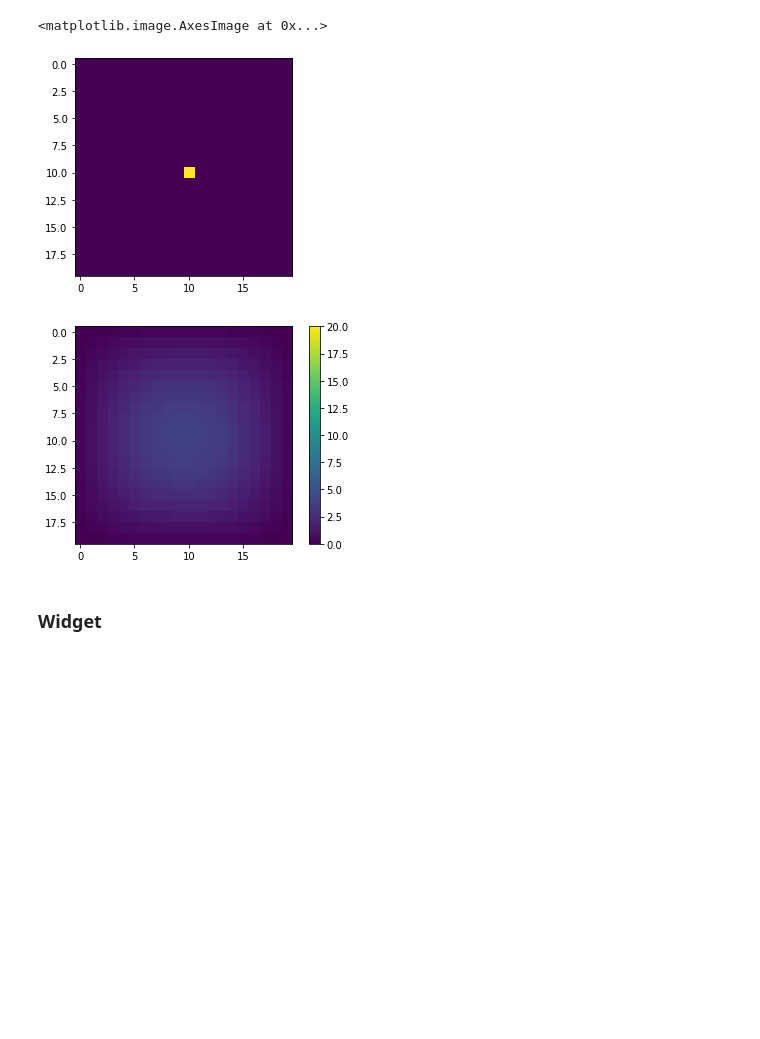
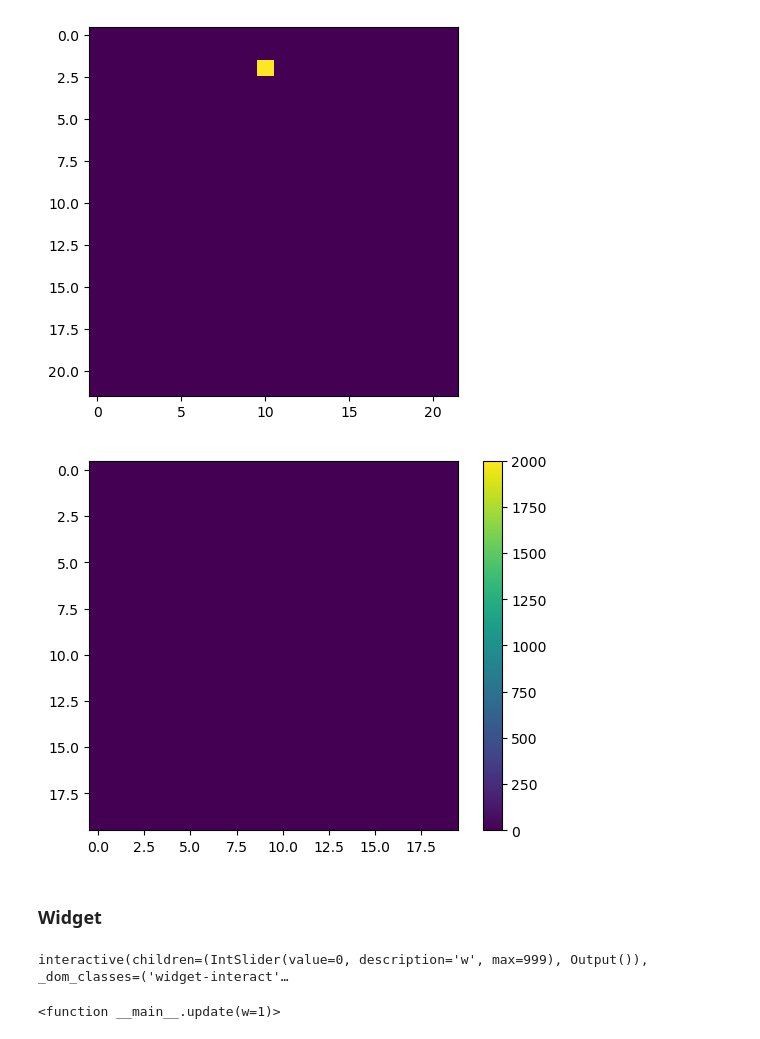
Before and after one commit to POET-Simulator/tug, a Jupyter notebook: proto/FTCS.ipynb, the cells around one changed output. Drawn from its saved outputs; the diff is of its cells as text; code cells hidden in the pictures; blank space fills up the shorter version.

```diff
--- a/proto/FTCS.ipynb
+++ b/proto/FTCS.ipynb
@@ -7,7 +7,7 @@ import matplotlib.pyplot as plt
 %matplotlib inline
 from ipywidgets import interact, IntSlider
 # %%
-# environment
+# set up environment
 dim = 2
 grid_size = {'x': 20, 'y': 20} # to start out
 domain_size = {'x': 20, 'y': 20} # to start out
@@ -25,17 +25,22 @@ delta_y = domain_size['y'] / grid_size['y']
 alpha_x = np.ones((grid_size['x'],grid_size['y']))
 alpha_y = np.ones((grid_size['x'],grid_size['y']))
 
+# time dimension
 max_stable_time_step_x = delta_x**2 / (2 * np.max(alpha_x))
 max_stable_time_step_y = delta_y**2 / (2 * np.max(alpha_y))
 max_stable_time_step = max_stable_time_step_x if max_stable_time_step_x <= max_stable_time_step_y else max_stable_time_step_y
-max_stable_time_step = 0.1
 
-C_t = np.zeros((grid_size['x'],grid_size['y']))
+time_step = 0.1
+if time_step > max_stable_time_step:
+    print('Warning: Time step more than maximum stable time step!')
 # %%
-# initialization
-C_t[10,10] = 2000
-plt.imshow(C_t, vmin=0, vmax=20)
+# initialize environment with start values
+C_t = np.zeros((grid_size['x']+2,grid_size['y']+2))
+C_t[2,10] = 2000
+
+
+plt.imshow(C_t, vmin=0, vmax=2000)
+plt.show()
 # %% [output]
-<matplotlib.image.AxesImage at 0x...>
-[figure, old version]
+[figure, new version]
 # %%
@@ -45,7 +51,7 @@ def alpha_interblock(alpha1, alpha2, harmonic=False):
     else:
         return 2 / ((1/alpha1) + (1/alpha2))
 # %%
-# simulating one time step
+# simulate one time step
 def simulate(C_t):
         C_t1 = np.zeros((grid_size['x'],grid_size['y']))
 
@@ -53,41 +59,41 @@ def simulate(C_t):
         for i in range(1, grid_size['x']-1):
                 for j in range(1, grid_size['y']-1):
                         C_t1[i,j] = C_t[i,j] \
-                                + max_stable_time_step/delta_x**2 * (alpha_interblock(alpha_x[i+1,j], alpha_x[i,j]) * C_t[i+1,j]
+                                + time_step/delta_x**2 * (alpha_interblock(alpha_x[i+1,j], alpha_x[i,j]) * C_t[i+1,j]
                                         - (alpha_interblock(alpha_x[i+1,j], alpha_x[i,j]) + alpha_interblock(alpha_x[i-1,j], alpha_x[i,j])) * C_t[i,j]
                                         + alpha_interblock(alpha_x[i-1,j], alpha_x[i,j]) * C_t[i-1,j]) \
-                                + max_stable_time_step/delta_y**2 * (alpha_interblock(alpha_y[i,j+1], alpha_y[i,j]) * C_t[i,j+1]
+                                + time_step/delta_y**2 * (alpha_interblock(alpha_y[i,j+1], alpha_y[i,j]) * C_t[i,j+1]
                                         - (alpha_interblock(alpha_y[i,j+1], alpha_y[i,j]) + alpha_interblock(alpha_y[i,j-1], alpha_y[i,j])) * C_t[i,j]
                                         + alpha_interblock(alpha_y[i,j-1], alpha_y[i,j]) * C_t[i,j-1])
 
         # boundary conditions
         # left
-        for i in range(0, grid_size['y']):
+        for i in range(1, grid_size['y']-1):
                C_t1[i,0] = C_t[i,0] \
-                        +  max_stable_time_step/delta_x**2 * (alpha_interblock(alpha_x[i,1], alpha_x[i,0]) * C_t[i,1]
+                        +  time_step/delta_x**2 * (alpha_interblock(alpha_x[i,1], alpha_x[i,0]) * C_t[i,1]
                                 - (alpha_interblock(alpha_x[i,1], alpha_x[i,0]) + 2 * alpha_x[i,0]) * C_t[i,0]
                                 + 2 * alpha_x[i,0] * bc_left)
 
         # right
         n = grid_size['x'] - 1 # maximum index in x-direction (columns)
-        for i in range(0, grid_size['y']):
+        for i in range(1, grid_size['y']-1):
                C_t1[i,n] = C_t[i,n] \
-                        +  max_stable_time_step/delta_x**2 * (2 * alpha_x[i,n] * bc_right
+                        +  time_step/delta_x**2 * (2 * alpha_x[i,n] * bc_right
                                 - (alpha_interblock(alpha_x[i,n-1], alpha_x[i,n]) + 2 * alpha_x[i,n]) * C_t[i,n]
                                 + alpha_interblock(alpha_x[i,n-1], alpha_x[i,n]) * C_t[i,n-1])
 
         # top
-        for j in range(0, grid_size['x']):
+        for j in range(1, grid_size['x']-1):
                C_t1[0,j] = C_t[0,j] \
-                        +  max_stable_time_step/delta_y**2 * (alpha_interblock(alpha_y[1,j], alpha_y[0,j]) * C_t[1,j]
+                        +  time_step/delta_y**2 * (alpha_interblock(alpha_y[1,j], alpha_y[0,j]) * C_t[1,j]
                                 - (alpha_interblock(alpha_y[1,j], alpha_y[0,j]) + 2 * alpha_y[0,j]) * C_t[0,j]
                                 + 2 * alpha_y[0,j] * bc_top)
 
         # bottom
         m = grid_size['y'] - 1 # maximum index in y-direction (rows)
-        for j in range(0, grid_size['x']):
+        for j in range(1, grid_size['x']-1):
                C_t1[m,j] = C_t[m,j] \
-                        +  max_stable_time_step/delta_y**2 * (2 * alpha_y[m,j] * bc_bottom
+                        +  time_step/delta_y**2 * (2 * alpha_y[m,j] * bc_bottom
                                 - (alpha_interblock(alpha_y[m,j], alpha_y[m-1,j]) + 2 * alpha_y[m,j]) * C_t[m,j]
                                 + alpha_interblock(alpha_y[m,j], alpha_y[m-1,j]) * C_t[m-1,j])
 
@@ -96,24 +102,27 @@ def simulate(C_t):
 # %%
 records = []
 
 for i in range(1000):
     C_t = simulate(C_t)
     records.append(C_t)
 
 # with np.printoptions(precision=2,floatmode='fixed',linewidth=200):
 #     print(C_t)
 
-plt.imshow(C_t, vmin=0, vmax=20)
+plt.imshow(C_t, vmin=0, vmax=2000)
 plt.colorbar()
 plt.show()
 # %% [output]
-[figure, old version]
+[figure, new version]
 # %% [markdown]
 ### Widget
 # %%
 def update(w = 1):
-    fig = plt.figure(figsize = (15,10))
+    fig = plt.figure(figsize = (10,7))
     y = records[w]
     plt.imshow(y)
 
 interact(update, w = IntSlider(min=0, max = 999, step = 1, value = 0))
+# %% [output]
+interactive(children=(IntSlider(value=0, description='w', max=999), Output()), _dom_classes=('widget-interact'…
+<function __main__.update(w=1)>
```
Also changed, not shown: parts of 1 cell of this notebook.
